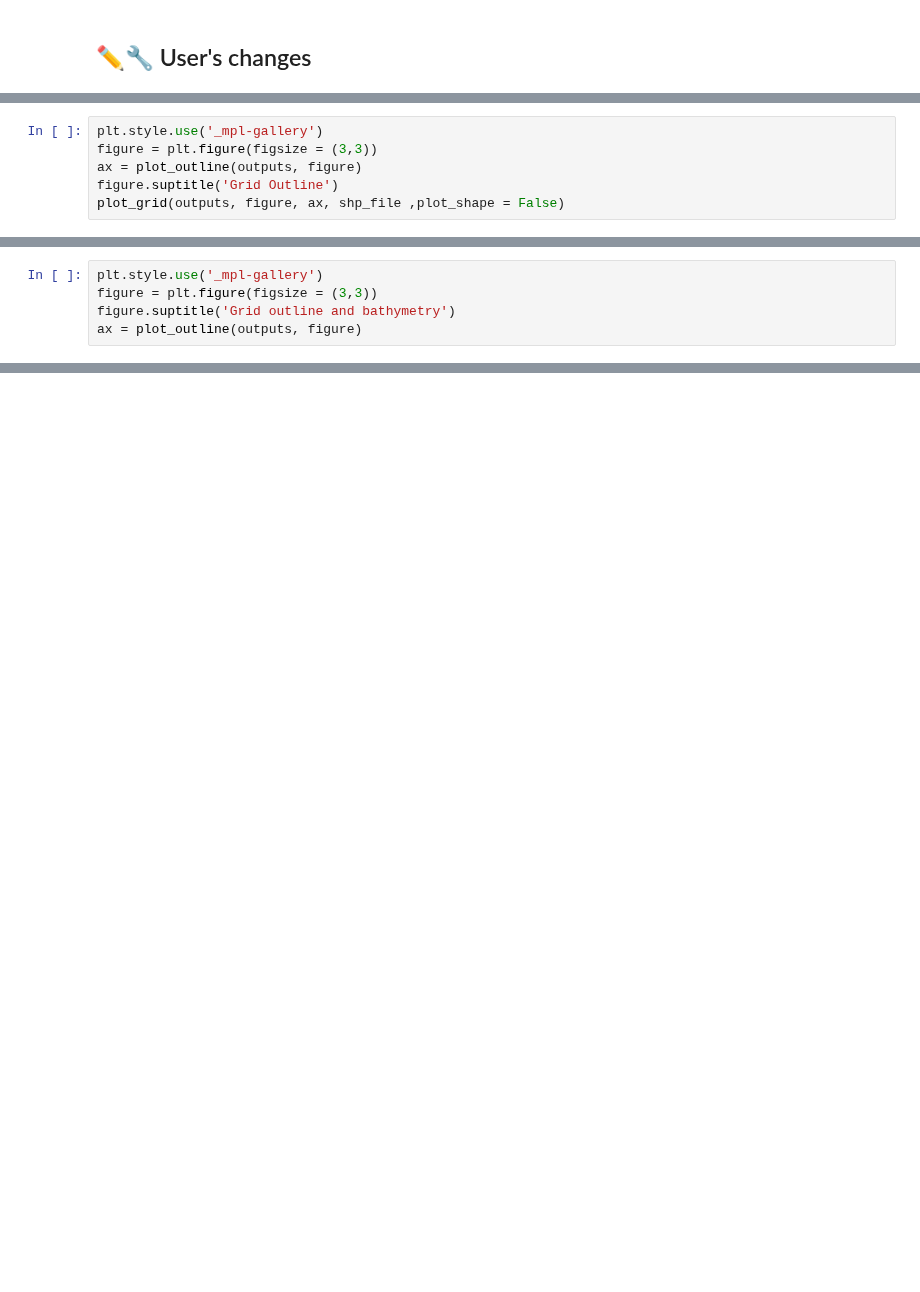
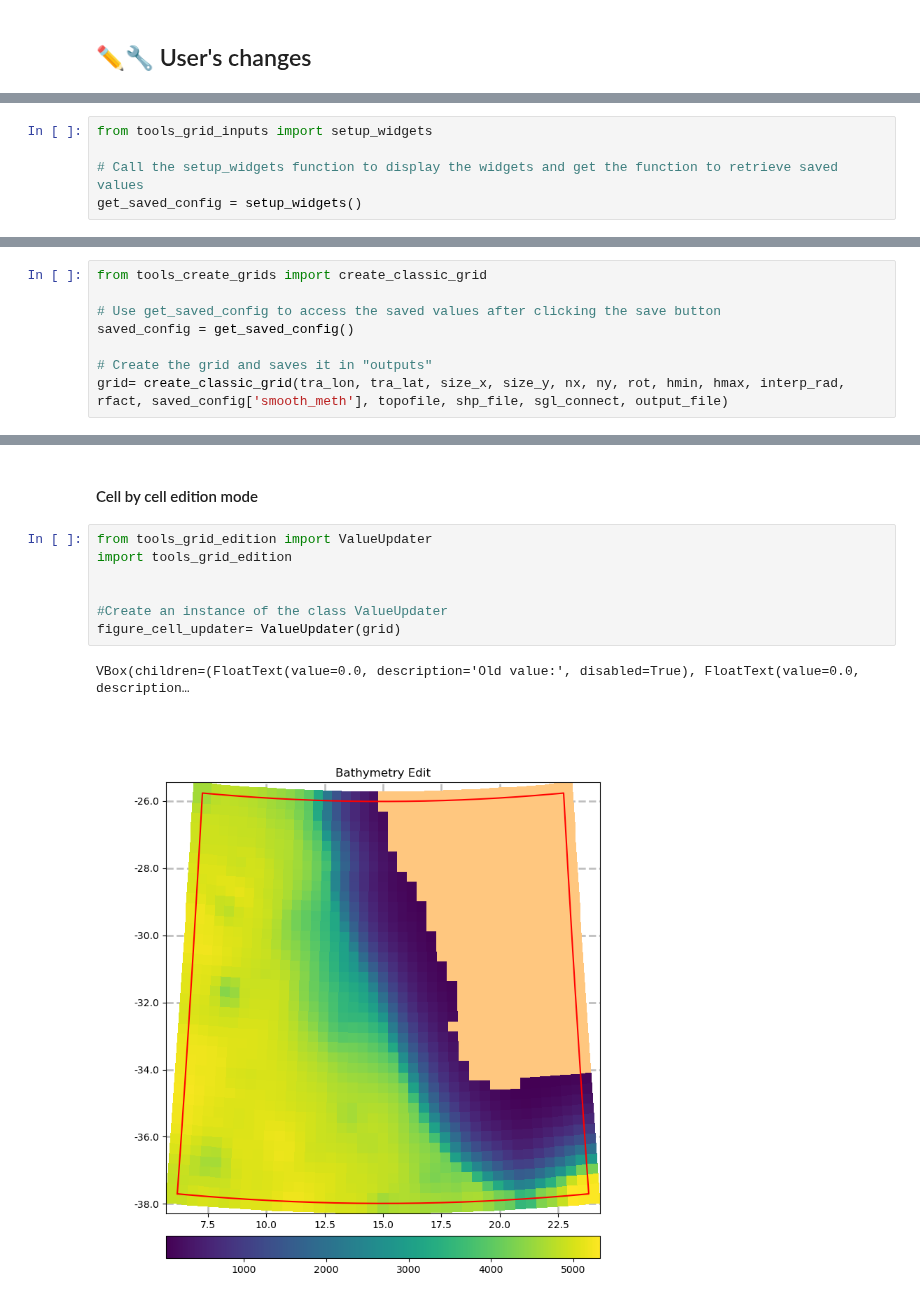
Before and after one commit to alcoat/croco_pytools, a Jupyter notebook: prepro/make_grid.ipynb, the cells around one changed output, grey strips where cells are left out. Cells and saved outputs as stored; diff of their text form; blank space fills up the shorter version.

Commit message:
New simplified make_grid notebook and new make_grid.py script - ref: #4

```diff
--- a/prepro/make_grid.ipynb
+++ b/prepro/make_grid.ipynb
@@ -309,6 +32,0 @@ First, to visualize the grid's outline for instance, the map_tools.py plotting f
-# %%
-plt.style.use('_mpl-gallery')
-figure = plt.figure(figsize = (3,3))
-ax = plot_outline(outputs, figure)
-figure.suptitle('Grid Outline')
-plot_grid(outputs, figure, ax, shp_file ,plot_shape = False)
@@ -343,5 +32,0 @@ figure
-# %%
-plt.style.use('_mpl-gallery')
-figure = plt.figure(figsize = (3,3))
-figure.suptitle('Grid outline and bathymetry')
-ax = plot_outline(outputs, figure)
@@ -587,0 +33,5 @@ Writting ../../CROCO_FILES/croco_grd.nc done
+# %%
+from tools_grid_inputs import setup_widgets
+
+# Call the setup_widgets function to display the widgets and get the function to retrieve saved values
+get_saved_config = setup_widgets()
@@ -587,0 +42,8 @@ Writting ../../CROCO_FILES/croco_grd.nc done
+# %%
+from tools_create_grids import create_classic_grid
+
+# Use get_saved_config to access the saved values after clicking the save button
+saved_config = get_saved_config()
+
+# Create the grid and saves it in "outputs"
+grid= create_classic_grid(tra_lon, tra_lat, size_x, size_y, nx, ny, rot, hmin, hmax, interp_rad, rfact, saved_config['smooth_meth'], topofile, shp_file, sgl_connect, output_file)
@@ -587,0 +78,12 @@ Writting ../../CROCO_FILES/croco_grd.nc done
+# %% [markdown]
+#### Cell by cell edition mode
+# %%
+from tools_grid_edition import ValueUpdater
+import tools_grid_edition
+
+
+#Create an instance of the class ValueUpdater
+figure_cell_updater= ValueUpdater(grid)
+# %% [output]
+VBox(children=(FloatText(value=0.0, description='Old value:', disabled=True), FloatText(value=0.0, description…
+[figure, added]
```
Also changed, not shown: parts of 101 cells of this notebook, 2 other files.
